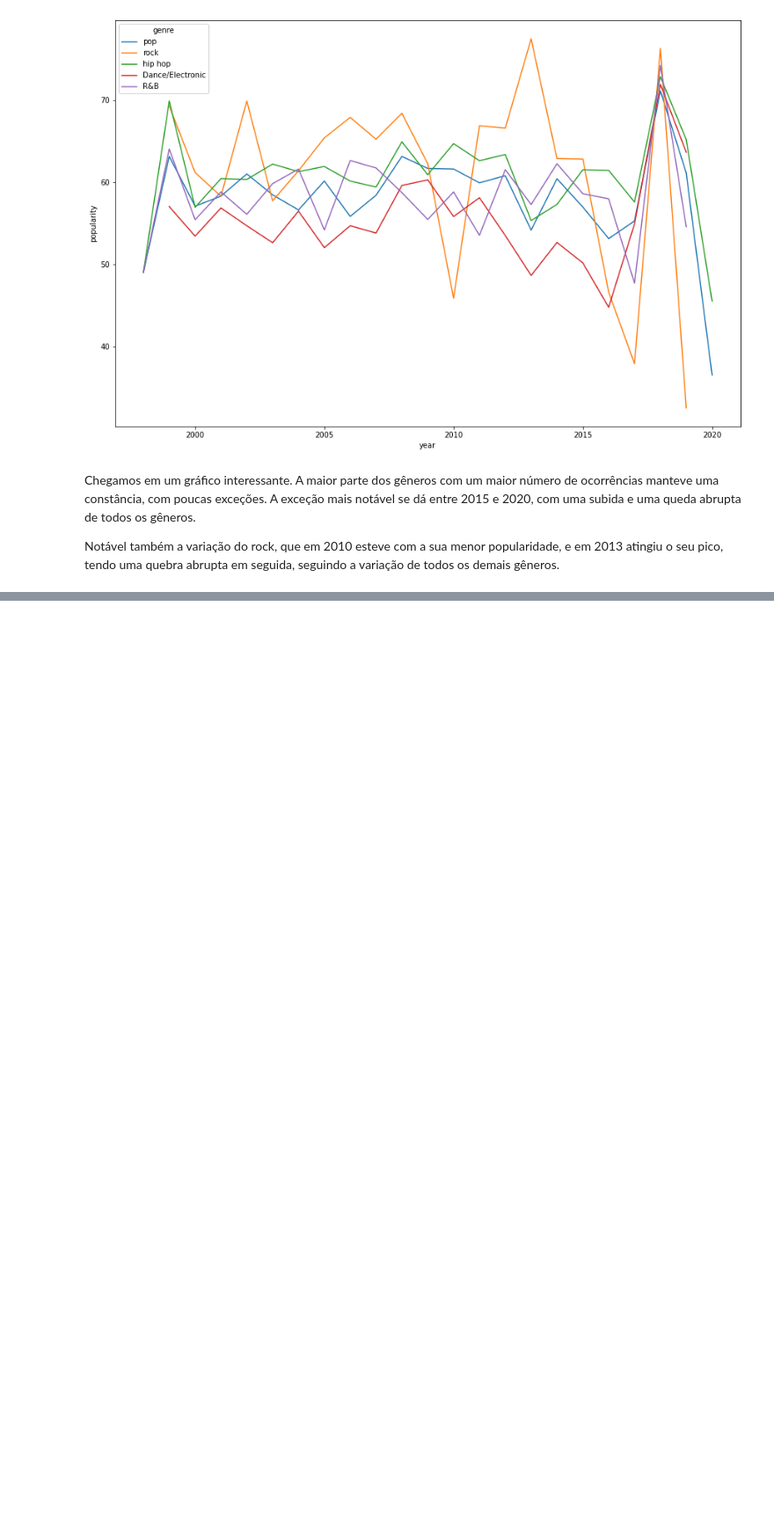
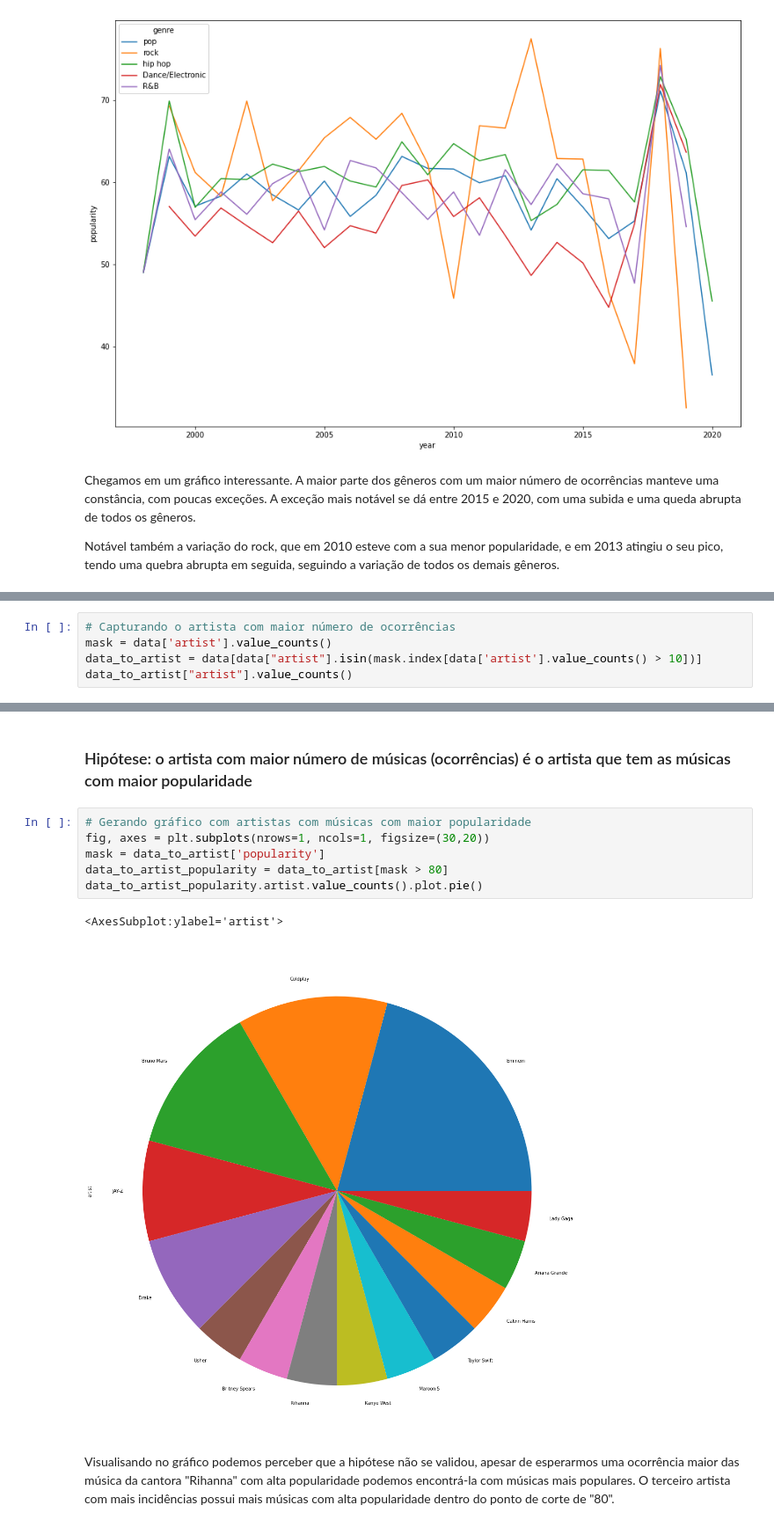
Before and after one commit to luc-zago/top-hits-spotify-2000-2009-analysis, a Jupyter notebook: Top Hits Spotify (2000-2019) Analysis.ipynb, the cells around one changed output, grey strips where cells are left out. Shown at 88% size. Cells and saved outputs as stored; diff of their text form; blank space fills up the shorter version.

Commit message:
add-analisando-artistas

```diff
--- a/Top Hits Spotify (2000-2019) Analysis.ipynb
+++ b/Top Hits Spotify (2000-2019) Analysis.ipynb
@@ -159,0 +162,5 @@ Notável também a variação do rock, que em 2010 esteve com a sua menor popula
+# %%
+# Capturando o artista com maior número de ocorrências
+mask = data['artist'].value_counts()
+data_to_artist = data[data["artist"].isin(mask.index[data['artist'].value_counts() > 10])]
+data_to_artist["artist"].value_counts()
@@ -159,0 +185,14 @@ Notável também a variação do rock, que em 2010 esteve com a sua menor popula
+# %% [markdown]
+### Hipótese: o artista com maior número de músicas (ocorrências) é o artista que tem as músicas com maior popularidade
+# %%
+# Gerando gráfico com artistas com músicas com maior popularidade
+fig, axes = plt.subplots(nrows=1, ncols=1, figsize=(30,20))
+mask = data_to_artist['popularity']
+data_to_artist_popularity = data_to_artist[mask > 80]
+data_to_artist_popularity.artist.value_counts().plot.pie()
+# %% [output]
+<AxesSubplot:ylabel='artist'>
+[figure, added]
+# %% [markdown]
+Visualisando no gráfico podemos perceber que a hipótese não se validou, apesar de esperarmos uma ocorrência maior das música da cantora "Rihanna" com alta popularidade podemos encontrá-la com músicas mais populares.
+O terceiro artista com mais incidências possui mais músicas com alta popularidade dentro do ponto de corte de "80".
```
Also changed, not shown: parts of 2 cells of this notebook.
